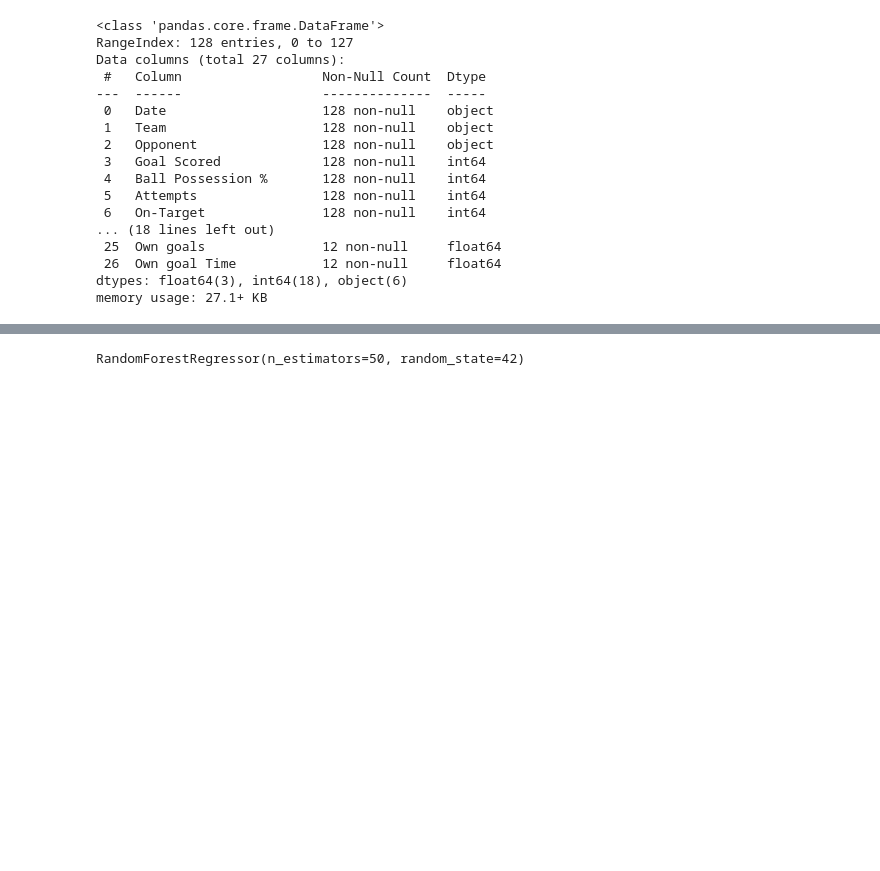
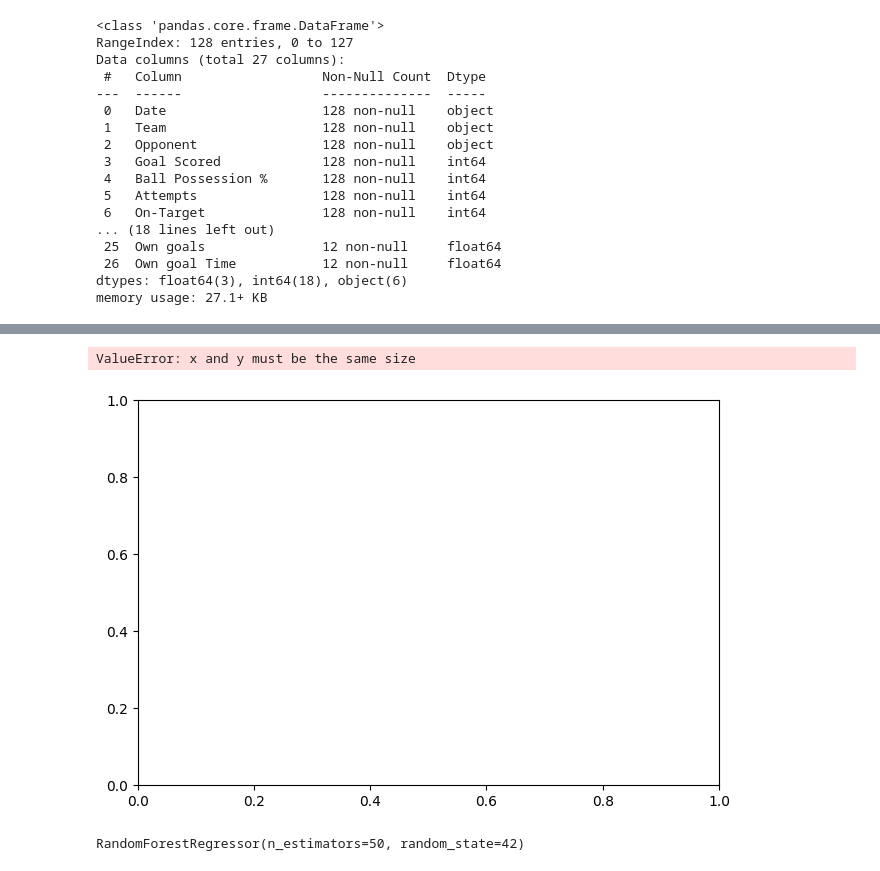
Before and after one commit to Grashch/Kaggle_tasks, a Jupyter notebook: SHAP_Values.ipynb, the cells around one changed output, grey strips where cells are left out. Cells and saved outputs as stored; diff of their text form; code cells hidden in the pictures; blank space fills up the shorter version.

```diff
--- a/SHAP_Values.ipynb
+++ b/SHAP_Values.ipynb
@@ -54,10 +124,14 @@ shap.summary_plot(shap_values, train_X, plot_type="bar")
 # %%
 # 5.2. Dependence Plot: как один признак влияет на прогноз
 shap.dependence_plot(
-    '',      # какой признак анализируем
+    'Goal Scored',      # какой признак анализируем
     shap_values,       # SHAP‑значения
-    train_X,                 # исходные данные
-    interaction_index="Температура_C"
+    val_X,                 # исходные данные
+    interaction_index='Yellow & Red'
+)
+# %% [output]
+ValueError: x and y must be the same size
+[figure, added]
 # %%
 import shap
 import numpy as np
```
Also changed, not shown: parts of 5 cells of this notebook.
